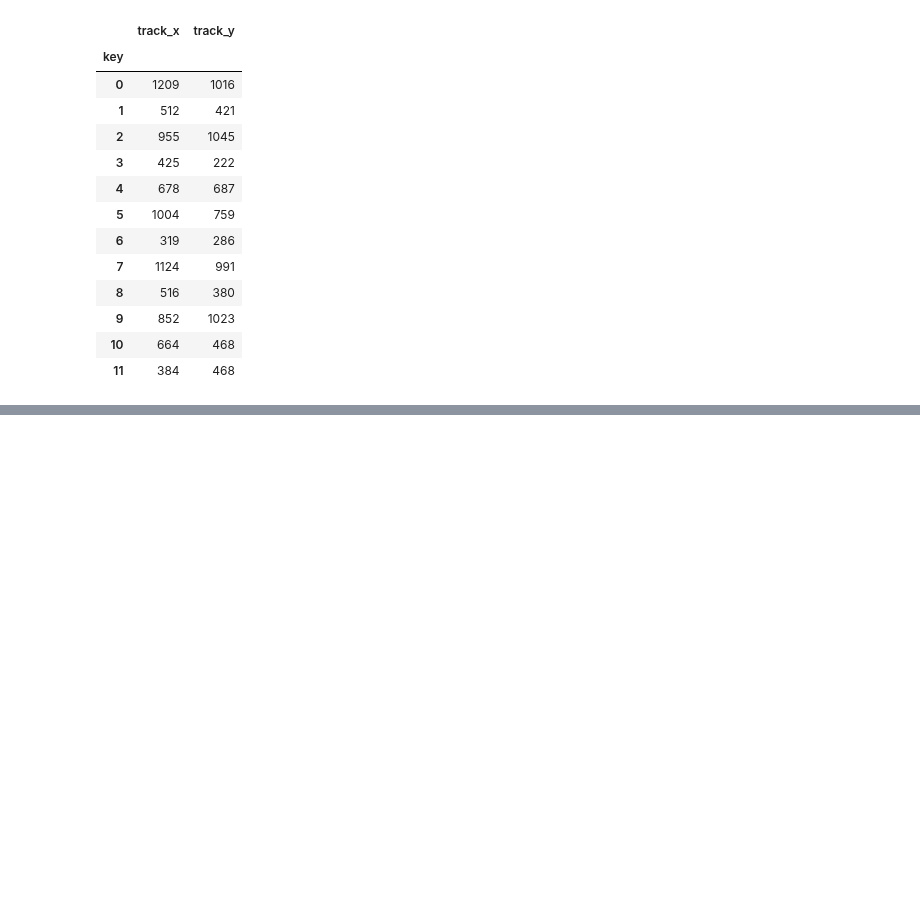
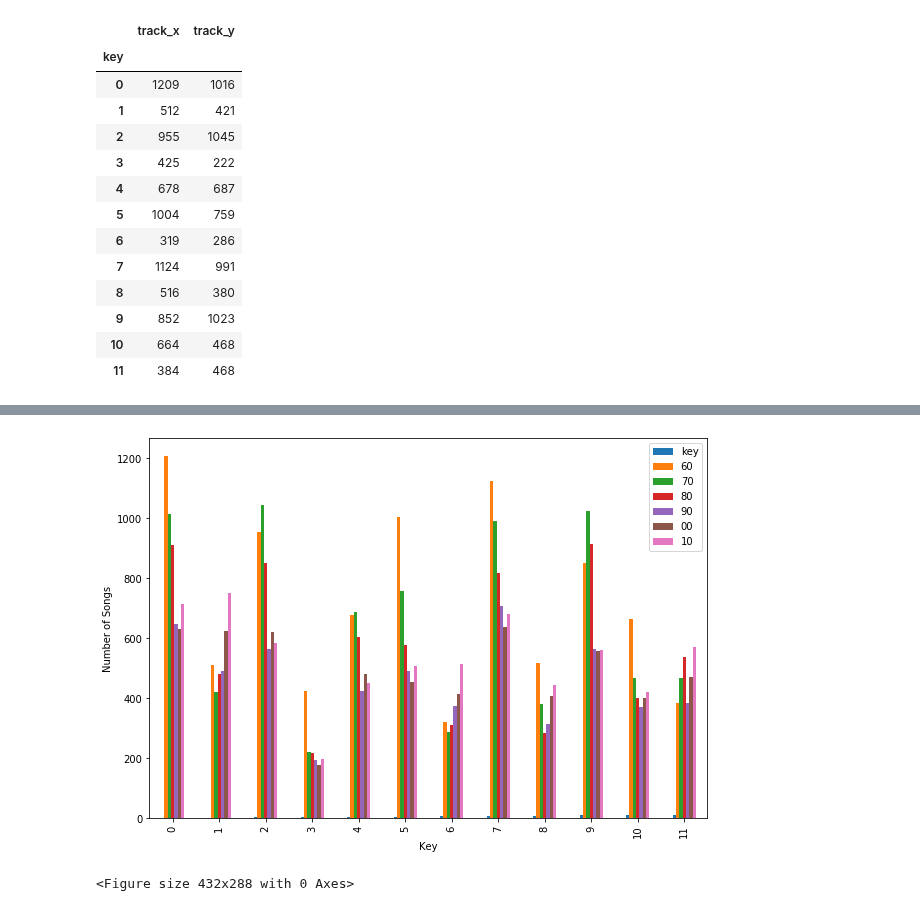
Before and after one commit to zsvorenova/Group_Three, a Jupyter notebook: carol.ipynb, the cells around one changed output, grey strips where cells are left out. Cells and saved outputs as stored; diff of their text form; code cells hidden in the pictures; blank space fills up the shorter version.

```diff
--- a/carol.ipynb
+++ b/carol.ipynb
@@ -1363,14 +1469,13 @@ merge_df
 | 10 | 664 | 468 |
 | 11 | 384 | 468 |
 # %%
+#Merged the Keys by the decade into one file
 merge_df2 = pd.merge(merge_df, dfeighty3[['track']], on="key")
 merge_df3 = pd.merge(merge_df2, dfninty3[['track']], on="key")
 merge_df4 = pd.merge(merge_df3, dftwo_thousand3[['track']], on="key")
-merge_df5 = pd.merge(merge_df4, dftens3[['track', 'uri']], on="key")
-merge_df5.columns = ["60", "70", "80", "90", "00", "10", "uri"]
+merge_df5 = pd.merge(merge_df4, dftens3[['track']], on="key")
+merge_df5.columns = ["60", "70", "80", "90", "00", "10"]
 merge_df5
 merge_df5
-#decadecol = pd.DataFrame({"key":["0", "1", "2", "3", "4", "5", "6","7", "8", "9", "10", "11"],
-#                         "RealKey":["C", "C#", "D", "D#", "E", "F", "F#", "G", "G#", "A", "A#", "B"] })
-#merge_df6 = pd.merge(merge_df5, decadecol, on="key")
-#merge_df6
+decadecol = pd.DataFrame({"realkey":["C", "C#", "D", "D#", "E", "F", "F#", "G", "G#", "A", "A#", "B"]})
+total = merge_df5.reset_index()
@@ -1424,0 +1498,4 @@ decadecol
+# %%
+decadecol
+finalcount = pd.merge(total,decadecol, right_index=True, left_index=True )
+finalcount
@@ -1424,0 +1516,12 @@ decadecol
+# %%
+#Ploted to see if it looks interesting before doing any cleanup to hard to read, messed around with other ides but decided not to do this.
+key_chart = finalcount.plot(kind='bar', figsize=(10,7))
+
+plt.xlabel("Key")
+plt.ylabel("Number of Songs")
+
+plt.show()
+plt.tight_layout()
+# %% [output]
+[figure, added]
+<Figure size 432x288 with 0 Axes>
```
Also changed, not shown: parts of 71 cells of this notebook, 3 other files.
